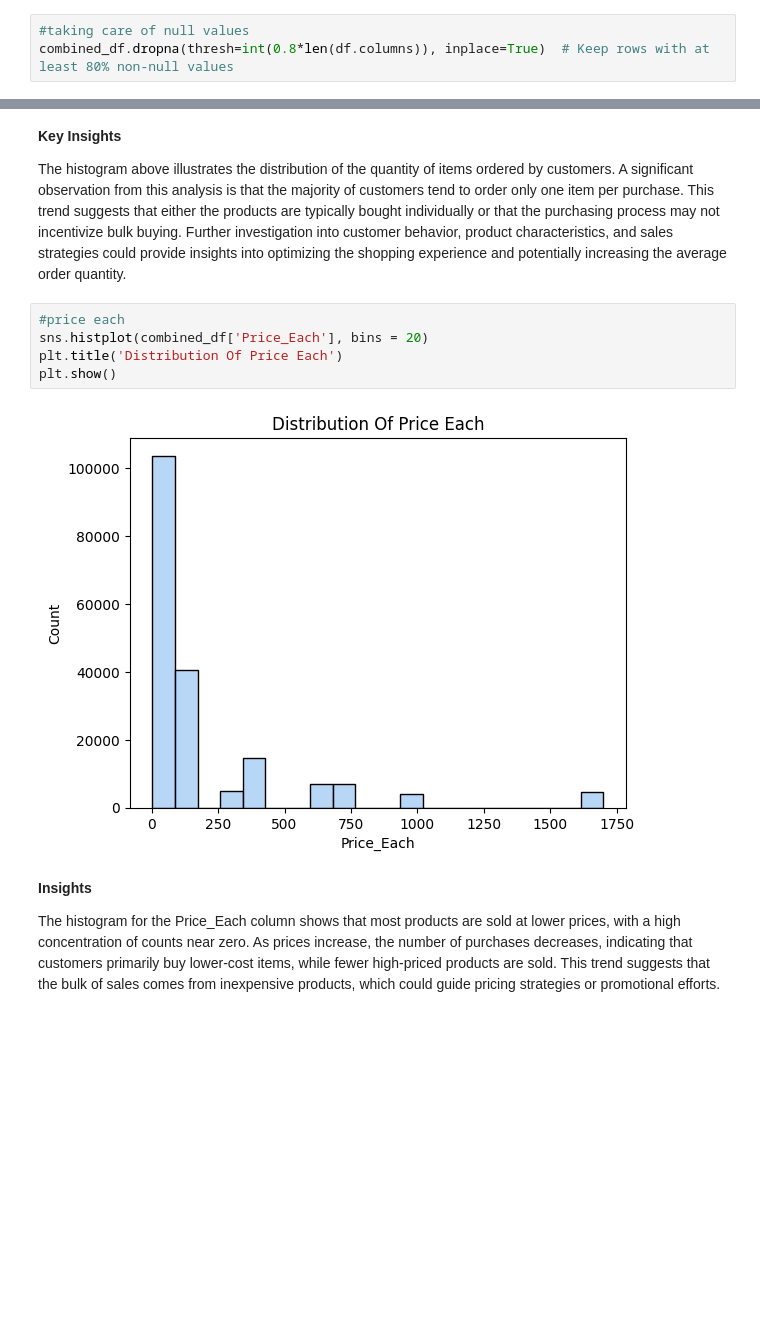
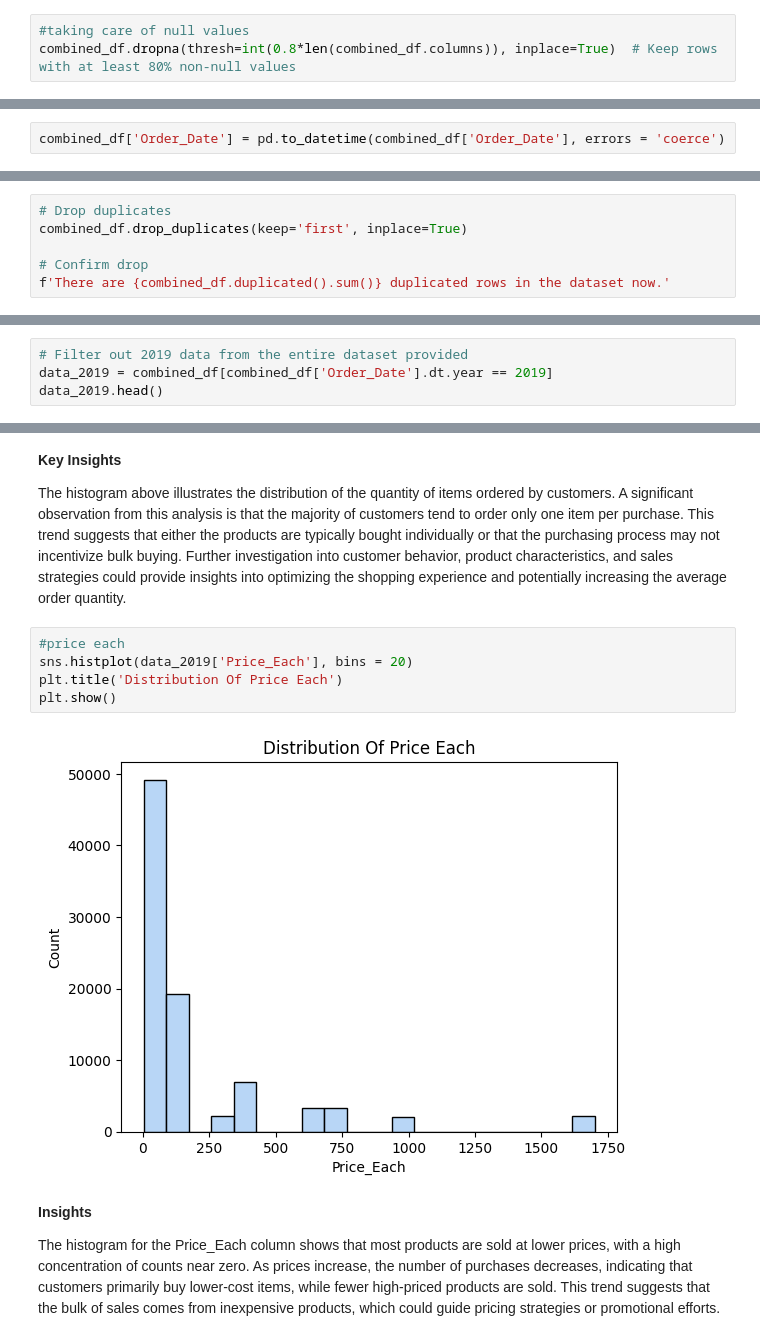
Before and after one commit to lizjelimo/A-power-bi-project, a Jupyter notebook: main.ipynb, the cells around one changed output, grey strips where cells are left out. Drawn from its saved outputs; the diff is of its cells as text; blank space fills up the shorter version.

```diff
--- a/main.ipynb
+++ b/main.ipynb
@@ -228,7 +211,7 @@ dtypes: object(6)
 memory usage: 10.0+ MB
 # %%
 #taking care of null values
-combined_df.dropna(thresh=int(0.8*len(df.columns)), inplace=True)  # Keep rows with at least 80% non-null values
+combined_df.dropna(thresh=int(0.8*len(combined_df.columns)), inplace=True)  # Keep rows with at least 80% non-null values
 # %%
 combined_df.info()
 # %% [output]
@@ -277,0 +254,2 @@ number of rows with invalid dates:
+# %%
+combined_df['Order_Date'] = pd.to_datetime(combined_df['Order_Date'], errors = 'coerce')
@@ -277,0 +307,6 @@ number of rows with invalid dates:
+# %%
+# Drop duplicates
+combined_df.drop_duplicates(keep='first', inplace=True)
+
+# Confirm drop
+f'There are {combined_df.duplicated().sum()} duplicated rows in the dataset now.'
@@ -293,0 +336,4 @@ memory usage: 9.9+ MB
+# %%
+# Filter out 2019 data from the entire dataset provided
+data_2019 = combined_df[combined_df['Order_Date'].dt.year == 2019]
+data_2019.head()
@@ -314,11 +367,11 @@ plt.show()
 The histogram above illustrates the distribution of the quantity of items ordered by customers. A significant observation from this analysis is that the majority of customers tend to order only one item per purchase. This trend suggests that either the products are typically bought individually or that the purchasing process may not incentivize bulk buying. Further investigation into customer behavior, product characteristics, and sales strategies could provide insights into optimizing the shopping experience and potentially increasing the average order quantity.
 # %%
 #price each
-sns.histplot(combined_df['Price_Each'], bins = 20)
+sns.histplot(data_2019['Price_Each'], bins = 20)
 plt.title('Distribution Of Price Each')
 plt.show()
 # %% [output]
-[figure, old version]
+[figure, new version]
 # %% [markdown]
 **Insights**
 
```
Also changed, not shown: parts of 95 cells of this notebook.
